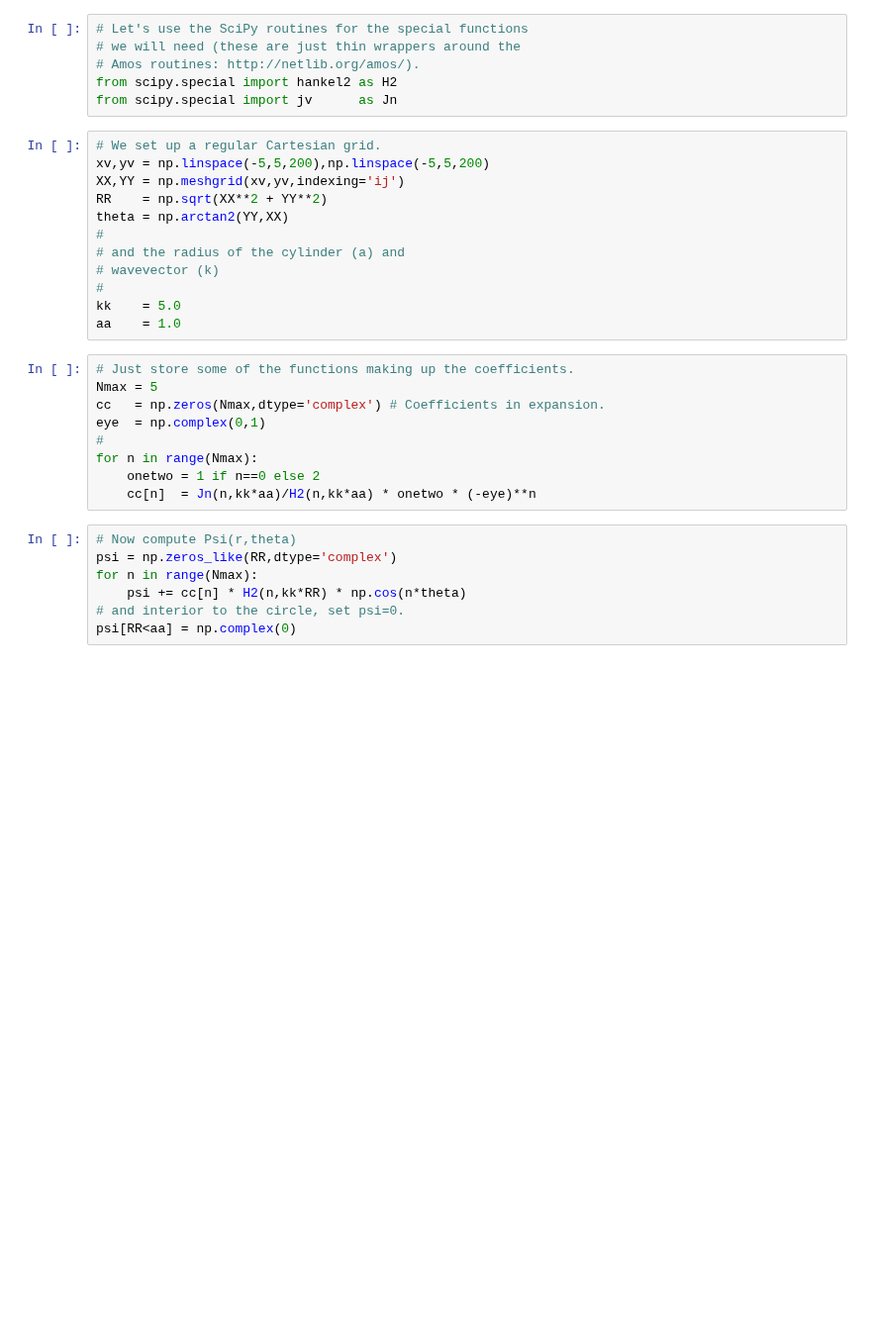
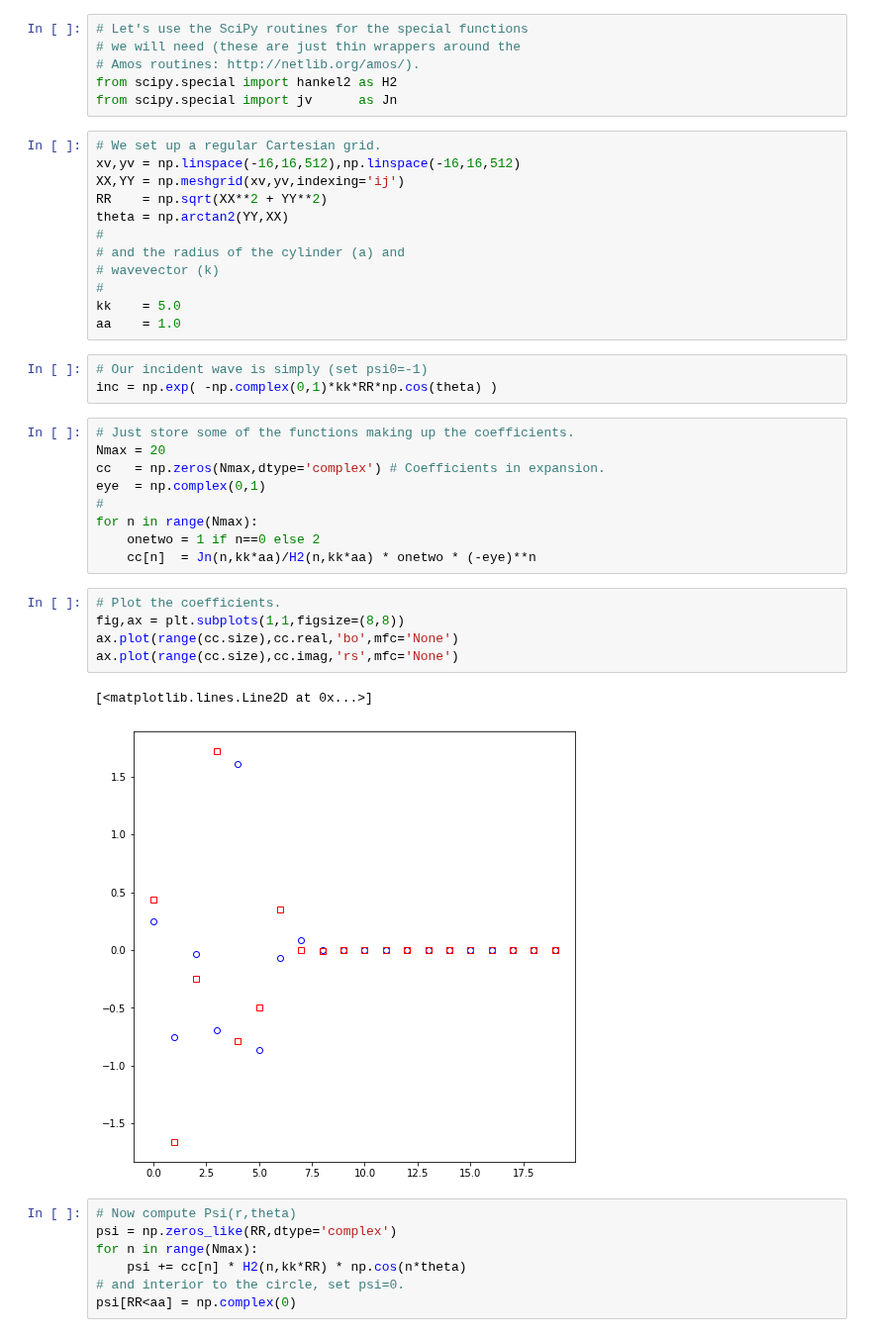
Before and after one commit to LBJ-Wade/Notebooks_cosmology, a Jupyter notebook: physics209/ScalarDiffractionCylinder.ipynb, the cells around one changed output. Shown at 99% size. Cells and saved outputs as stored; diff of their text form; blank space fills up the shorter version.

Commit message:
More plots.

```diff
--- a/physics209/ScalarDiffractionCylinder.ipynb
+++ b/physics209/ScalarDiffractionCylinder.ipynb
@@ -59,7 +60,7 @@ from scipy.special import hankel2 as H2
 from scipy.special import jv      as Jn
 # %%
 # We set up a regular Cartesian grid.
-xv,yv = np.linspace(-5,5,200),np.linspace(-5,5,200)
+xv,yv = np.linspace(-16,16,512),np.linspace(-16,16,512)
 XX,YY = np.meshgrid(xv,yv,indexing='ij')
 RR    = np.sqrt(XX**2 + YY**2)
 theta = np.arctan2(YY,XX)
@@ -69,15 +70,26 @@ theta = np.arctan2(YY,XX)
 #
 kk    = 5.0
 aa    = 1.0
+# %%
+# Our incident wave is simply (set psi0=-1)
+inc = np.exp( -np.complex(0,1)*kk*RR*np.cos(theta) )
 # %%
 # Just store some of the functions making up the coefficients.
-Nmax = 5
+Nmax = 20
 cc   = np.zeros(Nmax,dtype='complex') # Coefficients in expansion.
 eye  = np.complex(0,1)
 #
 for n in range(Nmax):
     onetwo = 1 if n==0 else 2
     cc[n]  = Jn(n,kk*aa)/H2(n,kk*aa) * onetwo * (-eye)**n
+# %%
+# Plot the coefficients.
+fig,ax = plt.subplots(1,1,figsize=(8,8))
+ax.plot(range(cc.size),cc.real,'bo',mfc='None')
+ax.plot(range(cc.size),cc.imag,'rs',mfc='None')
+# %% [output]
+[<matplotlib.lines.Line2D at 0x...>]
+[figure, added]
 # %%
 # Now compute Psi(r,theta)
 psi = np.zeros_like(RR,dtype='complex')
```
Also changed, not shown: parts of 3 cells of this notebook.
